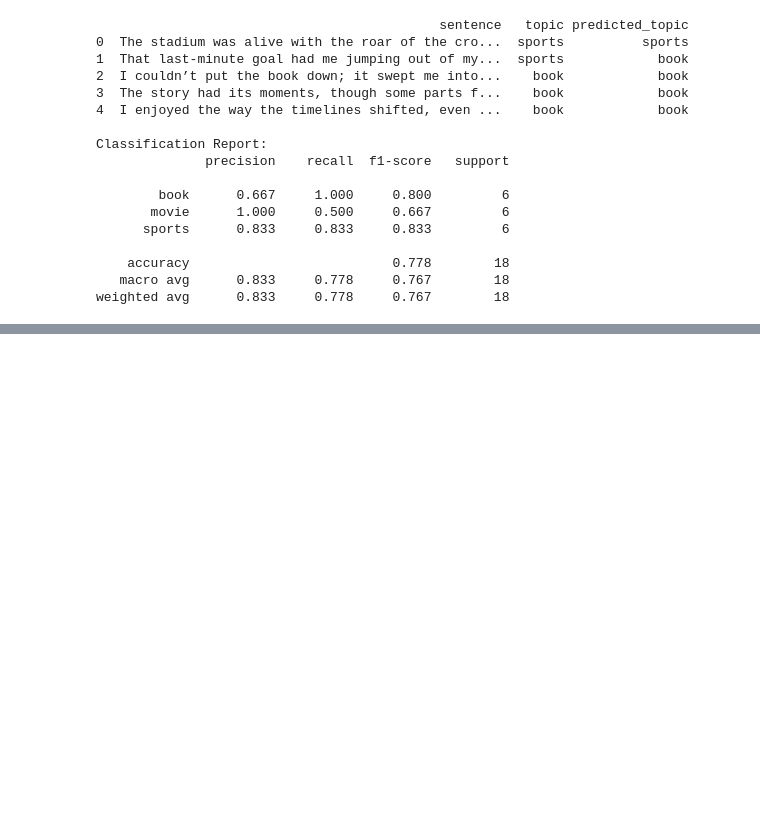
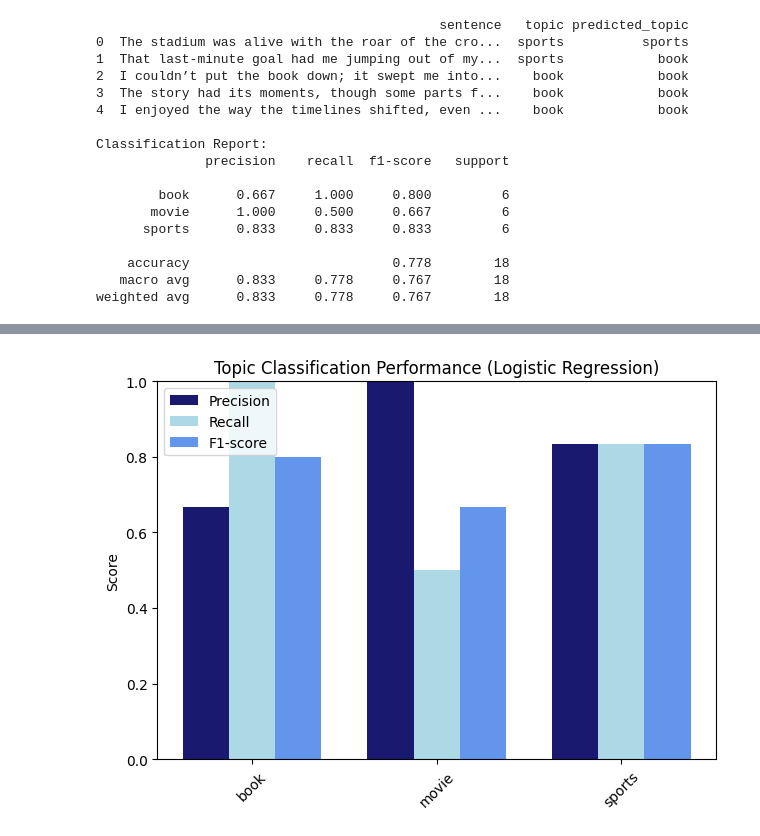
Before and after one commit to sybemelsert/Text_Mining_poster, a Jupyter notebook: Simple_topic_ana.ipynb, the cells around one changed output, grey strips where cells are left out. Cells and saved outputs as stored; diff of their text form; code cells hidden in the pictures; blank space fills up the shorter version.

```diff
--- a/Simple_topic_ana.ipynb
+++ b/Simple_topic_ana.ipynb
@@ -52,0 +67,30 @@ weighted avg      0.833     0.778     0.767        18
+# %%
+import numpy as np
+from sklearn.metrics import classification_report
+
+# Get classification report as dictionary
+report = classification_report(df_test["topic"], df_test["predicted_topic"], output_dict=True)
+
+# Filter class labels (remove avg rows)
+labels = [label for label in report if label not in ['accuracy', 'macro avg', 'weighted avg']]
+precision = [report[label]["precision"] for label in labels]
+recall = [report[label]["recall"] for label in labels]
+f1 = [report[label]["f1-score"] for label in labels]
+
+# Plot grouped bar chart
+x = np.arange(len(labels))
+width = 0.25
+
+plt.bar(x - width, precision, width, label='Precision', color='midnightblue')
+plt.bar(x, recall, width, label='Recall', color='lightblue')
+plt.bar(x + width, f1, width, label='F1-score', color='cornflowerblue')
+
+plt.xticks(x, labels, rotation=45)
+plt.ylim(0, 1)
+plt.ylabel("Score")
+plt.title("Topic Classification Performance (Logistic Regression)")
+plt.legend()
+plt.tight_layout()
+plt.show()
+# %% [output]
+[figure, added]
```
Also changed, not shown: parts of 1 cell of this notebook, 2 other files.
